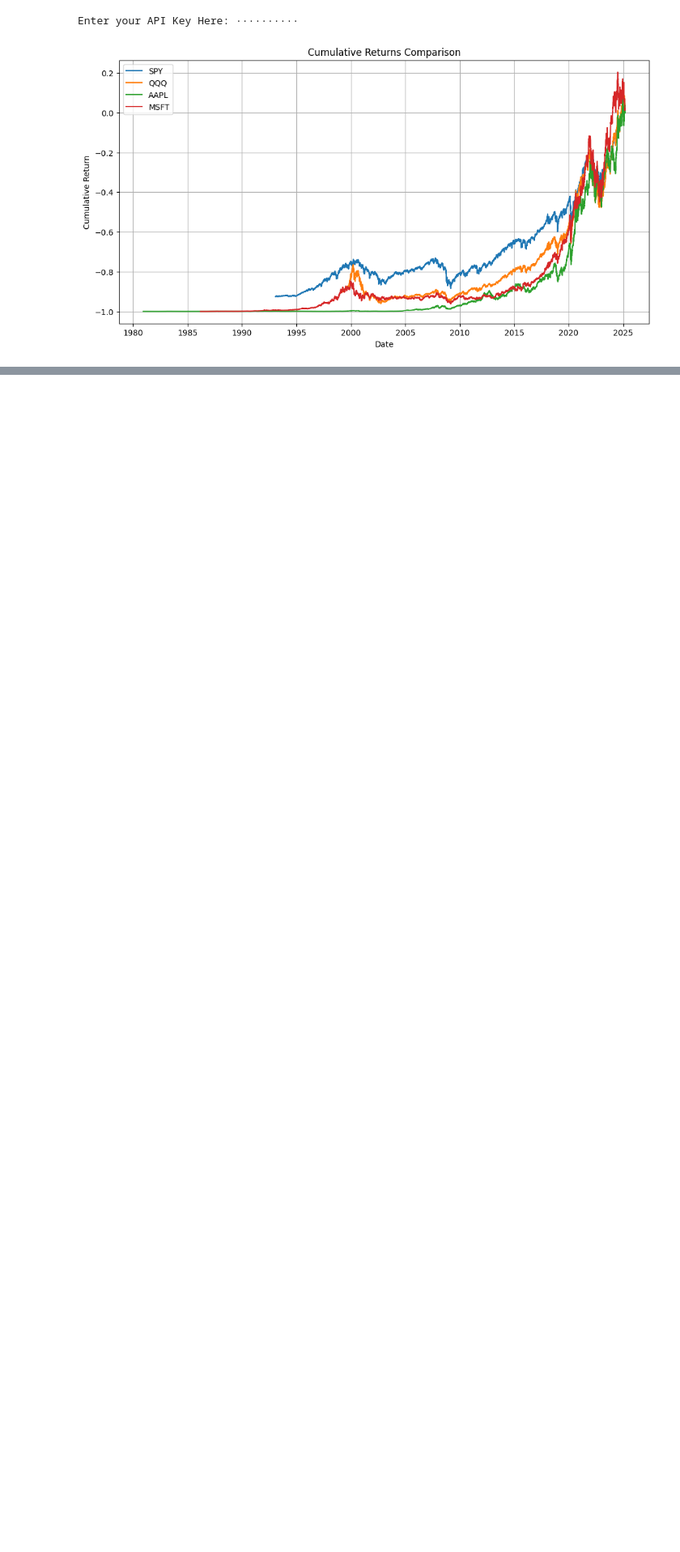
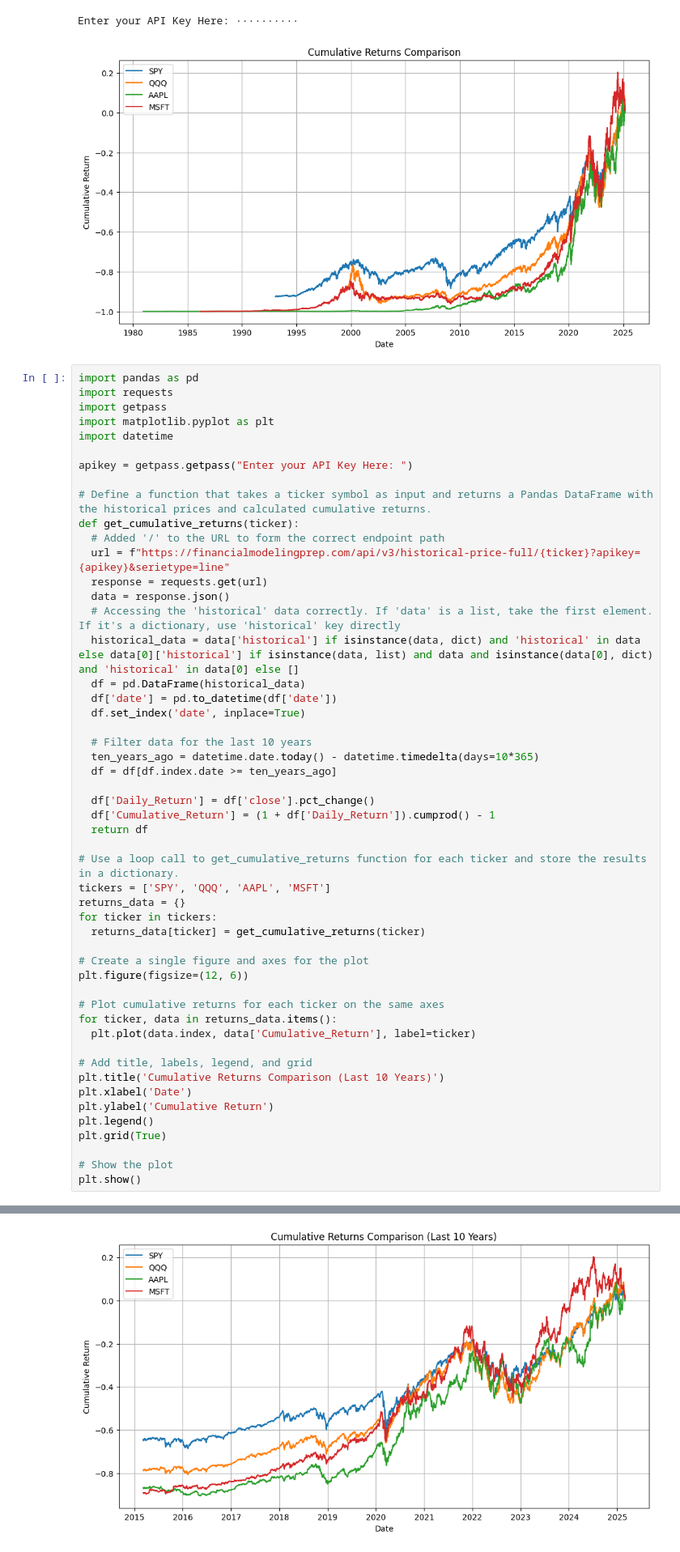
Before and after one commit to AntonioWh1te/The-Journey, a Jupyter notebook: Phase_2_2_FMP_Practice.ipynb, the cells around one changed output, grey strips where cells are left out. Shown at 81% size. Drawn from its saved outputs; the diff is of its cells as text; blank space fills up the shorter version.

```diff
--- a/Phase_2_2_FMP_Practice.ipynb
+++ b/Phase_2_2_FMP_Practice.ipynb
@@ -144,3 +144,55 @@ plt.show()
 # %% [output]
 Enter your API Key Here: ··········
 [figure]
+# %%
+import pandas as pd
+import requests
+import getpass
+import matplotlib.pyplot as plt
+import datetime
+
+apikey = getpass.getpass("Enter your API Key Here: ")
+
+# Define a function that takes a ticker symbol as input and returns a Pandas DataFrame with the historical prices and calculated cumulative returns.
+def get_cumulative_returns(ticker):
+  # Added '/' to the URL to form the correct endpoint path
+  url = f"https://financialmodelingprep.com/api/v3/historical-price-full/{ticker}?apikey={apikey}&serietype=line"
+  response = requests.get(url)
+  data = response.json()
+  # Accessing the 'historical' data correctly. If 'data' is a list, take the first element. If it's a dictionary, use 'historical' key directly
+  historical_data = data['historical'] if isinstance(data, dict) and 'historical' in data else data[0]['historical'] if isinstance(data, list) and data and isinstance(data[0], dict) and 'historical' in data[0] else []
+  df = pd.DataFrame(historical_data)
+  df['date'] = pd.to_datetime(df['date'])
+  df.set_index('date', inplace=True)
+
+  # Filter data for the last 10 years
+  ten_years_ago = datetime.date.today() - datetime.timedelta(days=10*365)
+  df = df[df.index.date >= ten_years_ago]
+
+  df['Daily_Return'] = df['close'].pct_change()
+  df['Cumulative_Return'] = (1 + df['Daily_Return']).cumprod() - 1
+  return df
+
+# Use a loop call to get_cumulative_returns function for each ticker and store the results in a dictionary.
+tickers = ['SPY', 'QQQ', 'AAPL', 'MSFT']
+returns_data = {}
+for ticker in tickers:
+  returns_data[ticker] = get_cumulative_returns(ticker)
+
+# Create a single figure and axes for the plot
+plt.figure(figsize=(12, 6))
+
+# Plot cumulative returns for each ticker on the same axes
+for ticker, data in returns_data.items():
+  plt.plot(data.index, data['Cumulative_Return'], label=ticker)
+
+# Add title, labels, legend, and grid
+plt.title('Cumulative Returns Comparison (Last 10 Years)')
+plt.xlabel('Date')
+plt.ylabel('Cumulative Return')
+plt.legend()
+plt.grid(True)
+
+# Show the plot
+plt.show()
+# %% [output]
@@ -146,0 +200 @@ Enter your API Key Here: ··········
+[figure, added]
```
Also changed, not shown: parts of 2 cells of this notebook.
